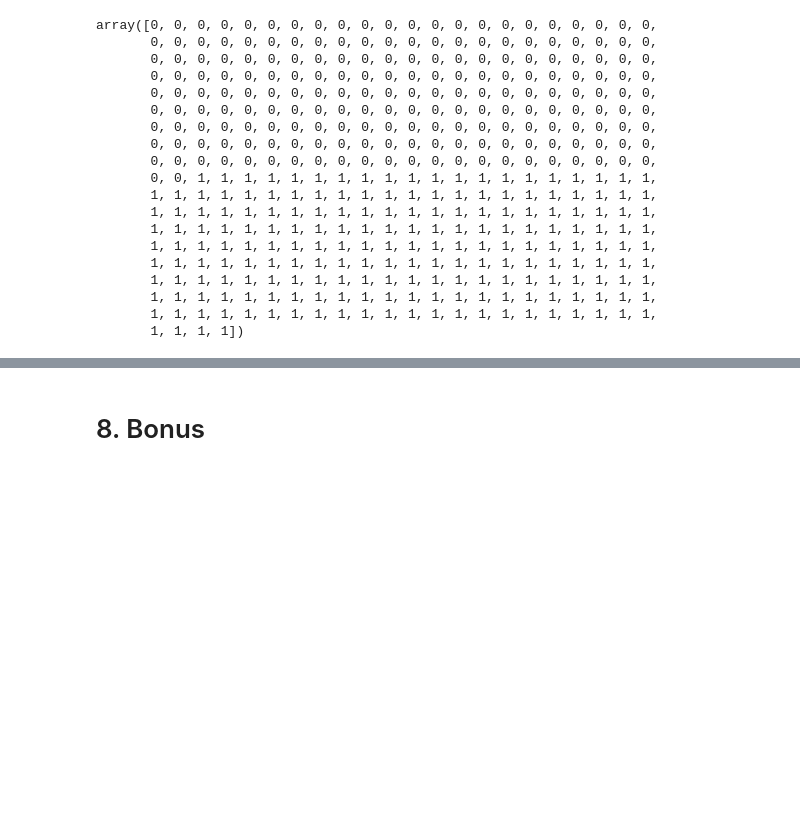
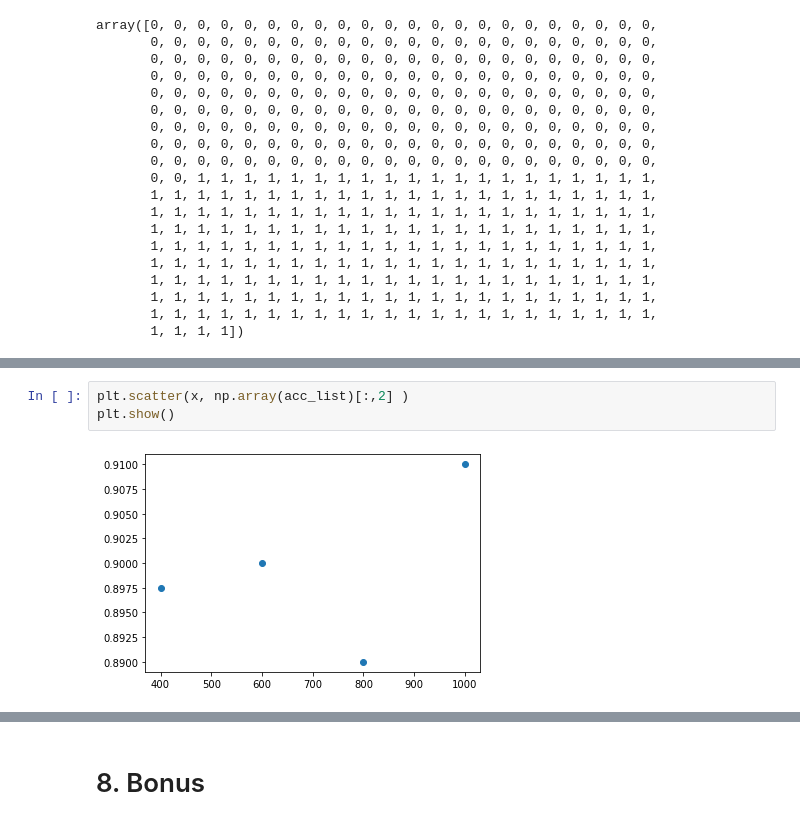
Before and after one commit to MostafaTwfiq/Face-Recognition, a Jupyter notebook: pca_lda.ipynb, the cells around one changed output, grey strips where cells are left out. Cells and saved outputs as stored; diff of their text form; blank space fills up the shorter version.

```diff
--- a/pca_lda.ipynb
+++ b/pca_lda.ipynb
@@ -486,0 +774,5 @@ print(acc_7_lda)
+# %%
+plt.scatter(x, np.array(acc_list)[:,2] )
+plt.show()
+# %% [output]
+[figure, added]
```
Also changed, not shown: parts of 38 cells of this notebook.
